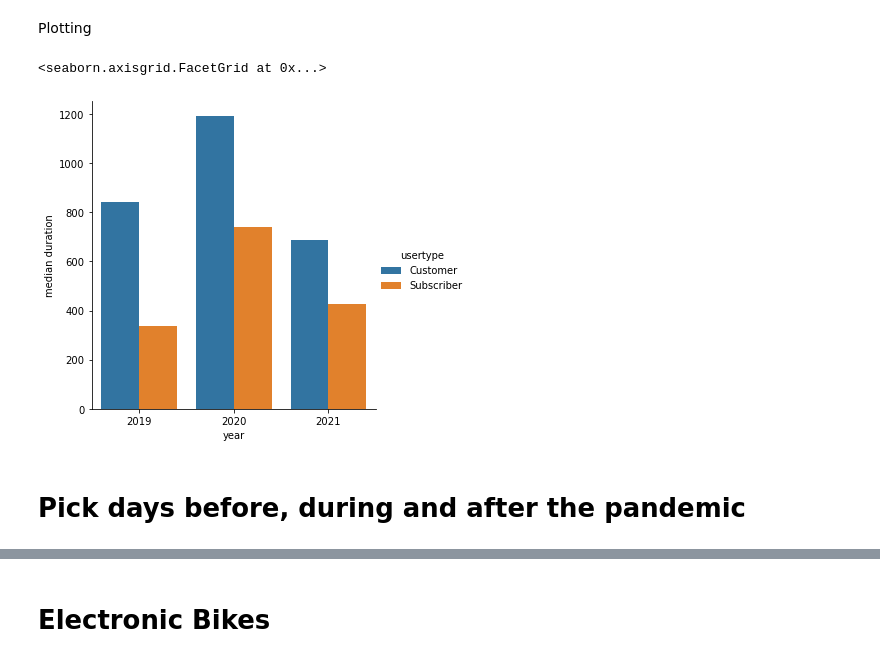
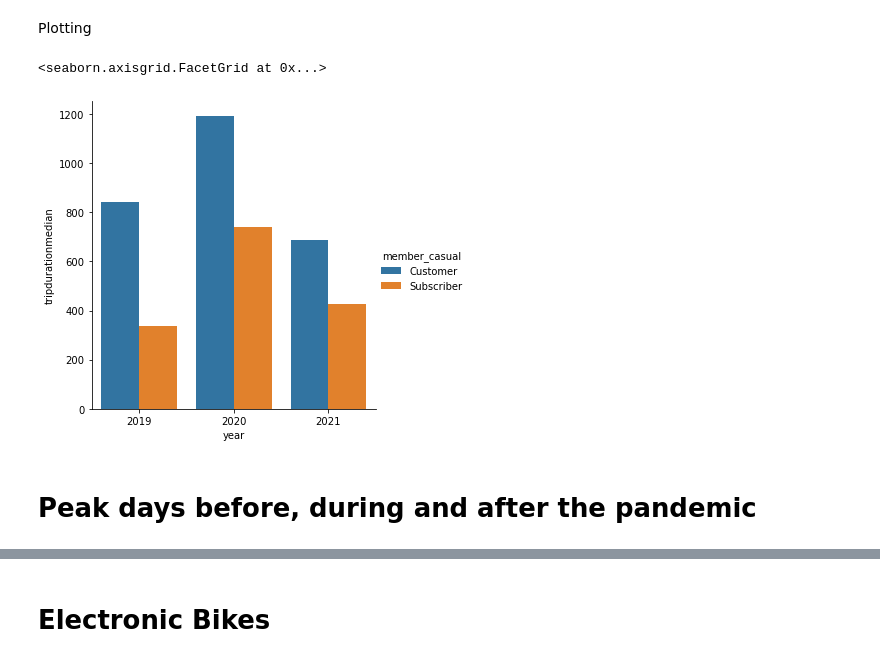
Before and after one commit to nletcher/RAPIDS-Citibike-Data-Analysis, a Jupyter notebook: Ridership.ipynb, the cells around one changed output, grey strips where cells are left out. Cells and saved outputs as stored; diff of their text form; code cells hidden in the pictures.

```diff
--- a/Ridership.ipynb
+++ b/Ridership.ipynb
@@ -176,0 +205,9 @@ df2021
+# %%
+for i in range(0, len(all_files)):
+    if("2021" in all_files[i]):
+        tempdf = cudf.read_csv(all_files[i])
+        tempdf['started_at']=cudf.to_datetime(tempdf['started_at']) # change to tempdf
+        tempdf['ended_at']=cudf.to_datetime(tempdf['ended_at'])
+        tempdf['tripduration']= (tempdf['ended_at'] - tempdf['started_at'])/np.timedelta64(1,'s')
+        tempdf['tripduration']= tempdf['tripduration'].astype(np.int64)
+        df = cudf.concat([df,tempdf], ignore_index=True, sort=False)
@@ -177,4 +230,15 @@ df2021
 # %% [markdown]
 <h1>How total number of rides changed throughout?</h1>
+# %%
+df['started_at']=df['started_at'].astype('datetime64[s]')
+df['ended_at']=df['ended_at'].astype('datetime64[s]')
+df['day_of_the_month']=df['started_at'].dt.day
+df['start_hour_of_the_day']= df['started_at'].dt.hour
+df['stop_hour_of_the_day']= df['ended_at'].dt.hour
+df['dow']= df['started_at'].dt.dayofweek
+df['month']=df['started_at'].dt.month
+df['day_of_week'] = df['started_at'].dt.weekday
+df['is_weekend'] = (df['day_of_week']>=5).astype('int32')
+df['year']=df['started_at'].dt.year
 # %% [markdown]
 **First, get the Total Trips throughout**
@@ -412,0 +342,5 @@ yc.head()
+# %%
+ya=df.groupby(['year','member_casual']).agg({'tripduration': ['median']}).reset_index()
+ya.columns = ya.columns.get_level_values(0) +  ya.columns.get_level_values(1)
+ya['member_casual']=ya['member_casual'].replace({'casual':'Customer', 'member':'Subscriber'})
+ya
@@ -432,12 +358,12 @@ dftrip
 Plotting
 # %%
 #Change the dataframe into pandas
-pdftrip=dftrip.to_pandas()
+pdftrip=ya.to_pandas()
 # %%
 #Plotting
-sns.factorplot(x='year', y='median duration', hue='usertype', kind='bar', data=pdftrip)
+sns.factorplot(x='year', y='tripdurationmedian', hue='member_casual', kind='bar', data=pdftrip)
 # %% [output]
 <seaborn.axisgrid.FacetGrid at 0x...>
-[figure, old version]
+[figure, new version]
 # %% [markdown]
-<h1>Pick days before, during and after the pandemic</h1>
+<h1>Peak days before, during and after the pandemic</h1>
```
Also changed, not shown: parts of 85 cells of this notebook.
